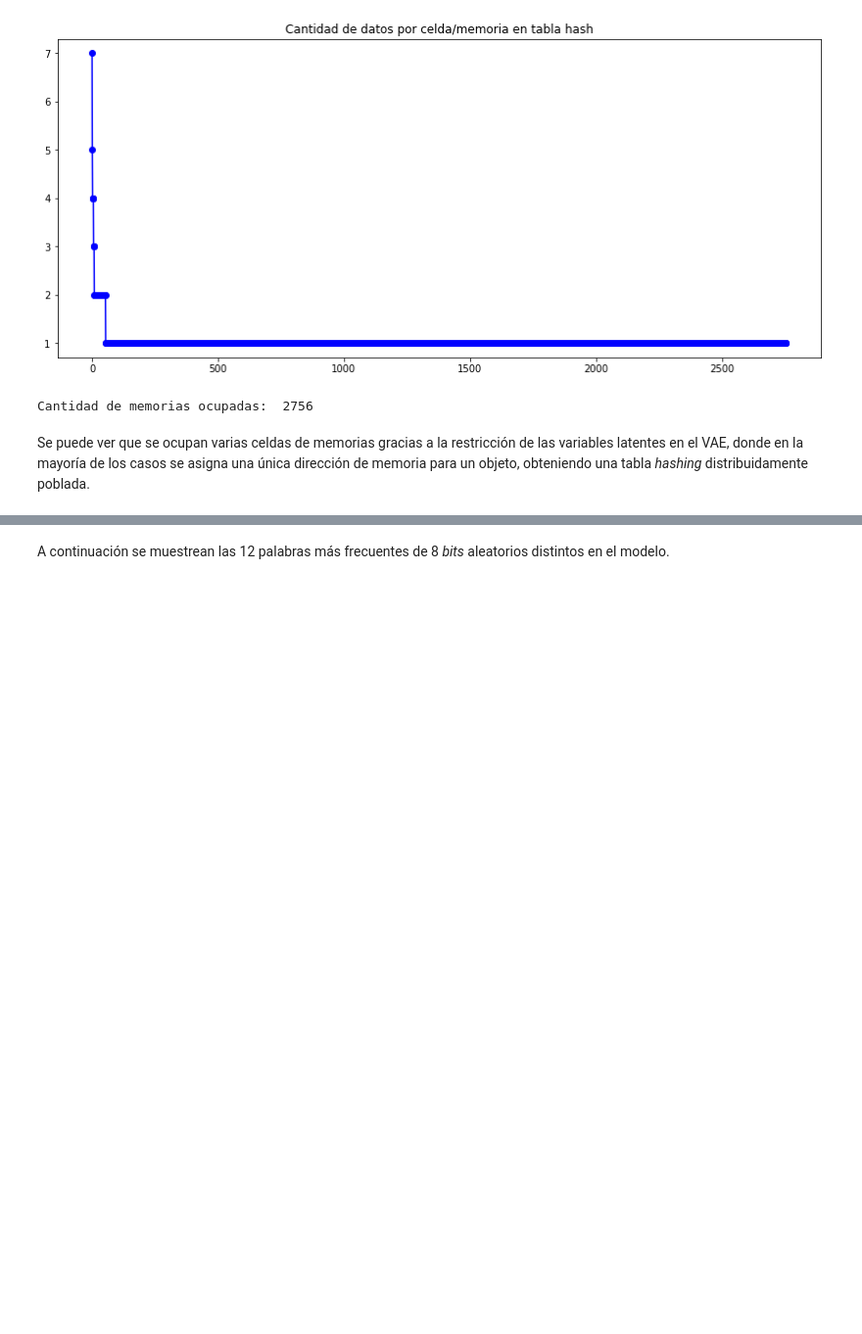
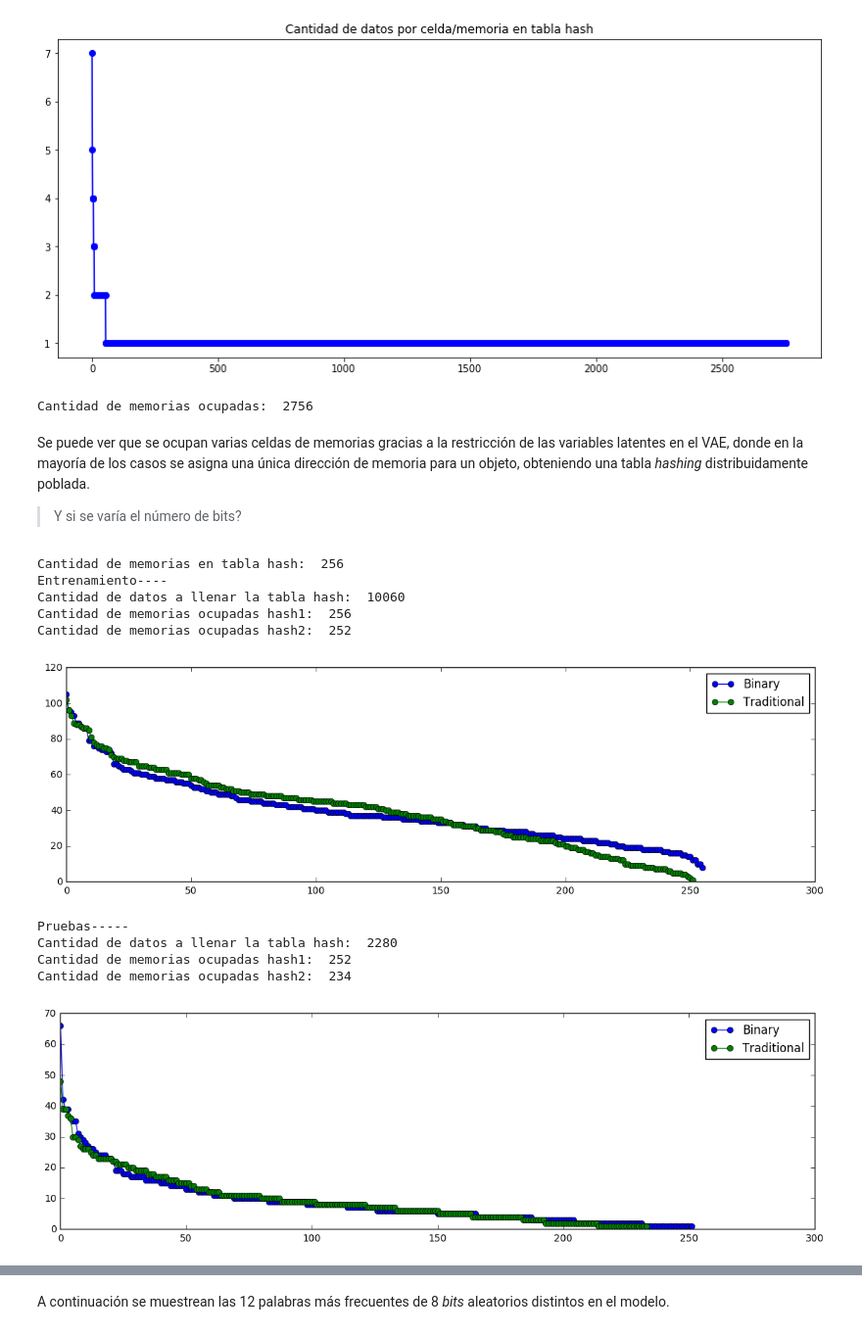
Before and after one commit to fmenat/DiscreteVAE, a Jupyter notebook: BinaryVAE.ipynb, the cells around one changed output, grey strips where cells are left out. Shown: that part at 98% size. Saved outputs shown, nothing was run; the diff lists cells and outputs as text; code cells hidden in the pictures; blank space fills up the shorter version.

```diff
--- a/BinaryVAE.ipynb
+++ b/BinaryVAE.ipynb
@@ -1260,10 +1474,10 @@ X_total_input = np.concatenate((X_train_input,X_val_input),axis=0)
 X_total = np.concatenate((X_train,X_val),axis=0)
 labels_total = np.concatenate((labels_train,labels_val),axis=0)
 
-traditional_vae,encoder_Tvae,generator_Tvae = traditional_VAE(X_train.shape[1],Nb=32,units=500,layers_e=2,layers_d=0)
+traditional_vae,encoder_Tvae,generator_Tvae = traditional_VAE(X_train.shape[1],Nb=4,units=500,layers_e=2,layers_d=0)
 traditional_vae.fit(X_total_input, X_total, epochs=50, batch_size=batch_size,verbose=0)
 
-binary_vae,encoder_Bvae,generator_Bvae = binary_VAE(X_train.shape[1],Nb=32,units=500,layers_e=2,layers_d=2)
+binary_vae,encoder_Bvae,generator_Bvae = binary_VAE(X_train.shape[1],Nb=4,units=500,layers_e=2,layers_d=2)
 binary_vae.fit(X_total_input, X_total, epochs=50, batch_size=batch_size,verbose=0)
 # %% [output]
 pre-encoder network:
@@ -1284,21 +1498,4 @@ Trainable params: 5,279,000
 Non-trainable params: 2,000
 _________________________________________________________________
 <keras.callbacks.History at 0x...>
-# %%
-Nbits = np.asarray([4,8,16,32])
-
-X_total_input = np.concatenate((X_train_input,X_val_input),axis=0)
-X_total = np.concatenate((X_train,X_val),axis=0)
-labels_total = np.concatenate((labels_train,labels_val),axis=0)
-
-for Nbit in Nbits:
-    traditional_vae,encoder_Tvae,generator_Tvae = traditional_VAE(X_train.shape[1],Nb=Nbit,units=500,layers_e=2,layers_d=0)
-    traditional_vae.fit(X_total_input, X_total, epochs=50, batch_size=batch_size,verbose=0)
-
-    binary_vae,encoder_Bvae,generator_Bvae = binary_VAE(X_train.shape[1],Nb=Nbit,units=500,layers_e=2,layers_d=2)
-    binary_vae.fit(X_total_input, X_total, epochs=50, batch_size=batch_size,verbose=0)
-
-    p_t,r_t = evaluate_hashing(encoder_Tvae,X_total_input,X_test_input,labels_total,labels_test,traditional=True,tipo="topK")
-
-    p_b,r_b = evaluate_hashing(encoder_Bvae,X_total_input,X_test_input,labels_total,labels_test,traditional=False,tipo="topK")
 # %%
@@ -1479,7 +1681,0 @@ def hash_analysis(hash_data):
-# %%
-encode_train = encoder_Bvae.predict(X_total_input) #logits
-Nb = encode_train.shape[1]
-
-#para Binary VAE
-probas_train = keras.activations.sigmoid(encode_train).eval(session=K.get_session())
-train_hash = (probas_train > 0.5)*1
@@ -1486 +1756,6 @@ train_hash = (probas_train > 0.5)*1
+# %%
+Nb = encoder_Bvae.output_shape[1]
+
+train_hash = calculate_hash(X_total_input,encoder_Bvae)
+test_hash = calculate_hash(X_test_input,encoder_Bvae)
 # %%
@@ -1515,3 +1790,27 @@ Cantidad de datos a llenar la tabla hash:  2829
 Cantidad de memorias ocupadas:  2756
 # %% [markdown]
 Se puede ver que se ocupan varias celdas de memorias gracias a la restricción de las variables latentes en el VAE, donde en la mayoría de los casos se asigna una única dirección de memoria para un objeto, obteniendo una tabla *hashing* distribuidamente poblada.
+
+> Y si se varía el número de bits?
+# %%
+#plot together--8 bits
+encode_total = encoder_Tvae.predict(X_total_input)
+encode_test = encoder_Tvae.predict(X_test_input)
+median= MedianHashing()
+median.fit(encode_total)
+train_hash2 = median.transform(encode_total)
+test_hash2 = median.transform(encode_test)
+
+compare_cells_plot(Nb,train_hash,train_hash2,test_hash,test_hash2)
+# %% [output]
+Cantidad de memorias en tabla hash:  256
+Entrenamiento----
+Cantidad de datos a llenar la tabla hash:  10060
+Cantidad de memorias ocupadas hash1:  256
+Cantidad de memorias ocupadas hash2:  252
+[figure, added]
+Pruebas-----
+Cantidad de datos a llenar la tabla hash:  2280
+Cantidad de memorias ocupadas hash1:  252
+Cantidad de memorias ocupadas hash2:  234
+[figure, added]
```
Also changed, not shown: parts of 37 cells of this notebook, 1 other file.
